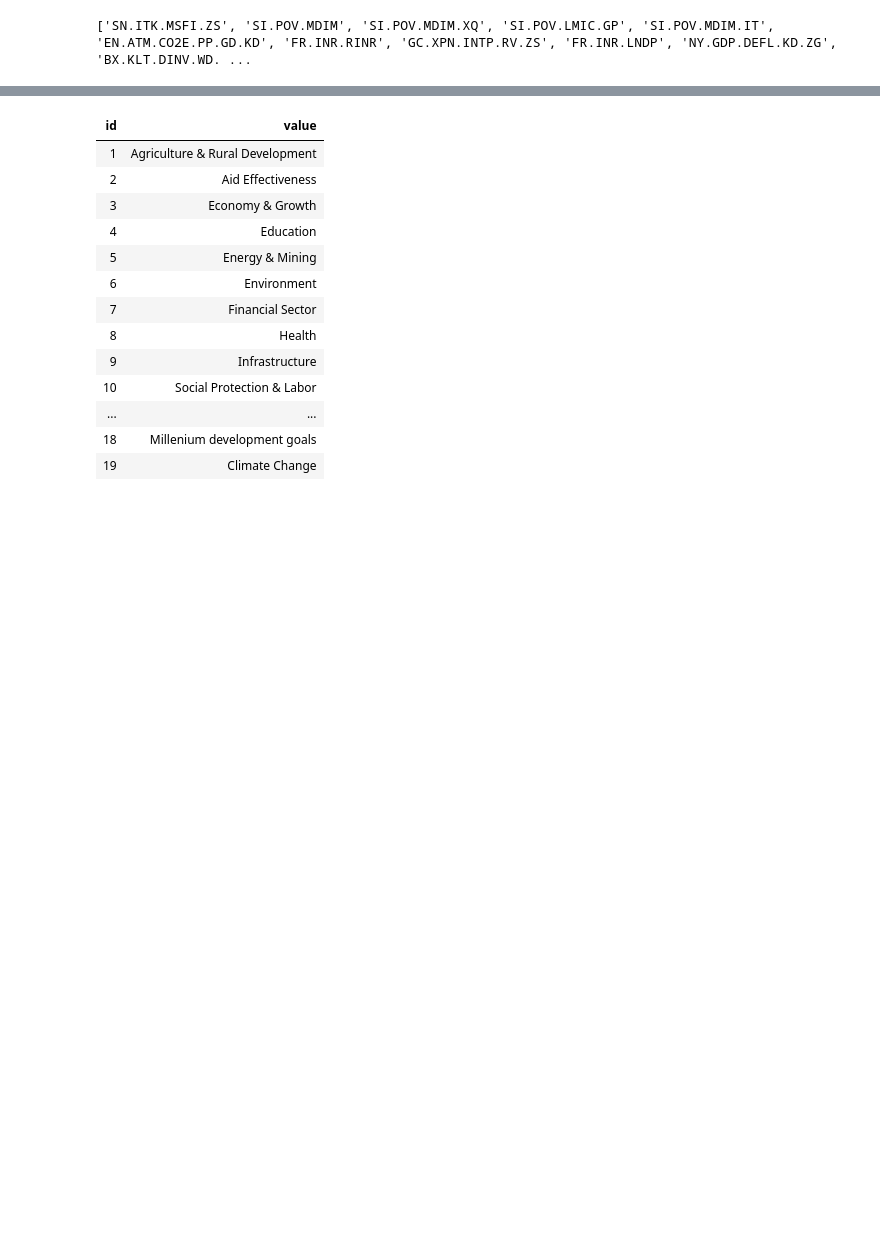
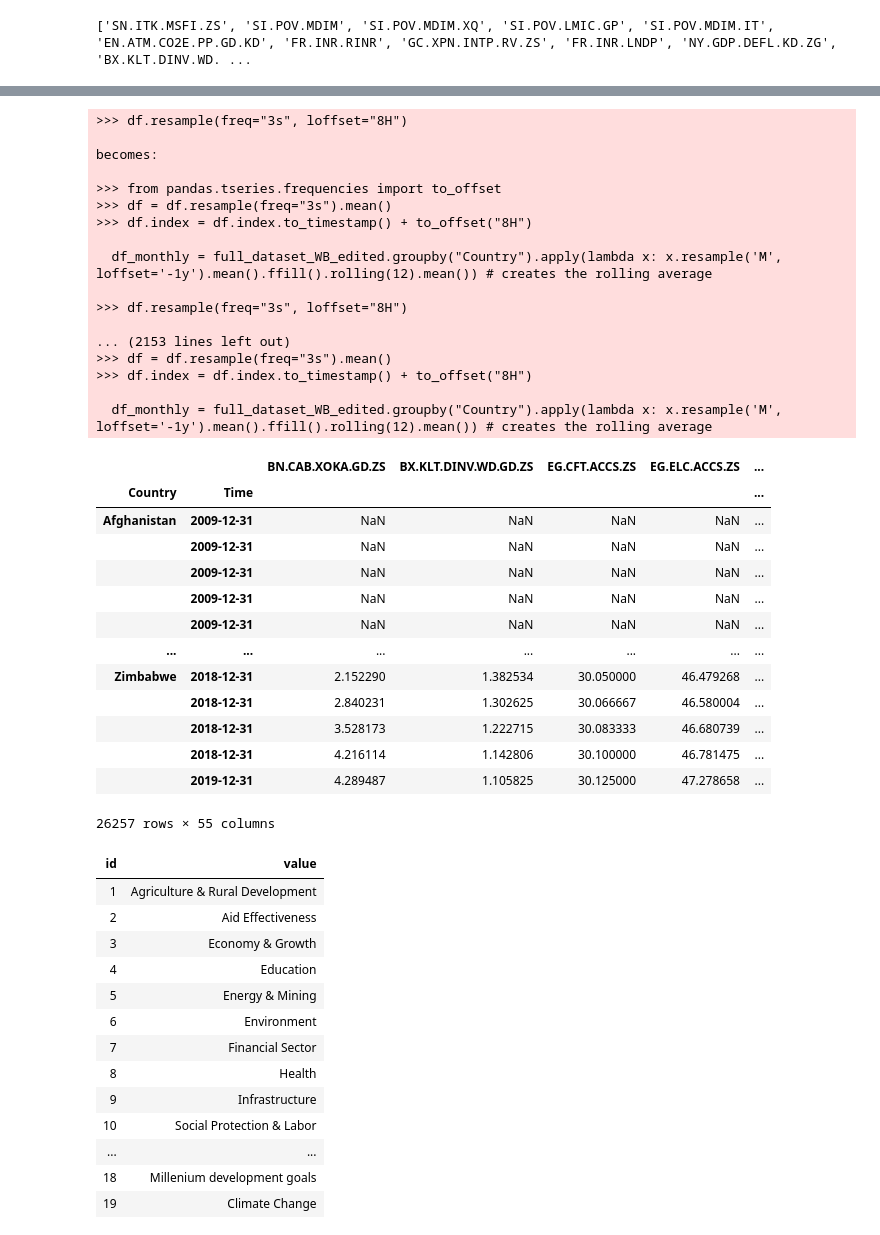
Before and after one commit to ShuklaPriyam/Data_Revolutions, a Jupyter notebook: Independent variable - WB/independent_variable_WB data_cleaning.ipynb, the cells around one changed output, grey strips where cells are left out. Drawn from its saved outputs; the diff is of its cells as text; code cells hidden in the pictures; blank space fills up the shorter version.

```diff
--- a/Independent variable - WB/independent_variable_WB data_cleaning.ipynb
+++ b/Independent variable - WB/independent_variable_WB data_cleaning.ipynb
@@ -62,3 +62,43 @@ full_dataset_WB.to_csv(r'full_dataset_WB.csv')
+# %%
+# Creating a moving average
+full_dataset_WB_edited["Time"] = pd.to_datetime(full_dataset_WB_edited["Time"], format='%Y')
+full_dataset_WB_edited.set_index("Time", inplace=True) # sets time column as the index
+df_monthly = full_dataset_WB_edited.groupby("Country").apply(lambda x: x.resample('M', loffset='-1y').mean().ffill().rolling(12).mean()) # creates the rolling average. (with a one year offset)
+full_dataset_WB_edited.to_csv(r'full_dataset_WB_edited.csv')
+df_monthly.to_csv(r'df_monthly.csv')
+df_monthly
+# %% [output]
+>>> df.resample(freq="3s", loffset="8H")
+
+becomes:
+
+>>> from pandas.tseries.frequencies import to_offset
+>>> df = df.resample(freq="3s").mean()
+>>> df.index = df.index.to_timestamp() + to_offset("8H")
+
+  df_monthly = full_dataset_WB_edited.groupby("Country").apply(lambda x: x.resample('M', loffset='-1y').mean().ffill().rolling(12).mean()) # creates the rolling average
+
+>>> df.resample(freq="3s", loffset="8H")
+
+... (2153 lines left out)
+>>> df = df.resample(freq="3s").mean()
+>>> df.index = df.index.to_timestamp() + to_offset("8H")
+
+  df_monthly = full_dataset_WB_edited.groupby("Country").apply(lambda x: x.resample('M', loffset='-1y').mean().ffill().rolling(12).mean()) # creates the rolling average
+|  |  | BN.CAB.XOKA.GD.ZS | BX.KLT.DINV.WD.GD.ZS | EG.CFT.ACCS.ZS | EG.ELC.ACCS.ZS | ... |
+| Country | Time |  |  |  |  | ... |
+| Afghanistan | 2009-12-31 | NaN | NaN | NaN | NaN | ... |
+|  | 2009-12-31 | NaN | NaN | NaN | NaN | ... |
+|  | 2009-12-31 | NaN | NaN | NaN | NaN | ... |
+|  | 2009-12-31 | NaN | NaN | NaN | NaN | ... |
+|  | 2009-12-31 | NaN | NaN | NaN | NaN | ... |
+| ... | ... | ... | ... | ... | ... | ... |
+| Zimbabwe | 2018-12-31 | 2.152290 | 1.382534 | 30.050000 | 46.479268 | ... |
+|  | 2018-12-31 | 2.840231 | 1.302625 | 30.066667 | 46.580004 | ... |
+|  | 2018-12-31 | 3.528173 | 1.222715 | 30.083333 | 46.680739 | ... |
+|  | 2018-12-31 | 4.216114 | 1.142806 | 30.100000 | 46.781475 | ... |
+|  | 2019-12-31 | 4.289487 | 1.105825 | 30.125000 | 47.278658 | ... |
+26257 rows × 55 columns
 # %%
 wb.topic.info()
 # %% [output]
```
Also changed, not shown: parts of 5 cells of this notebook, 25 other files.
